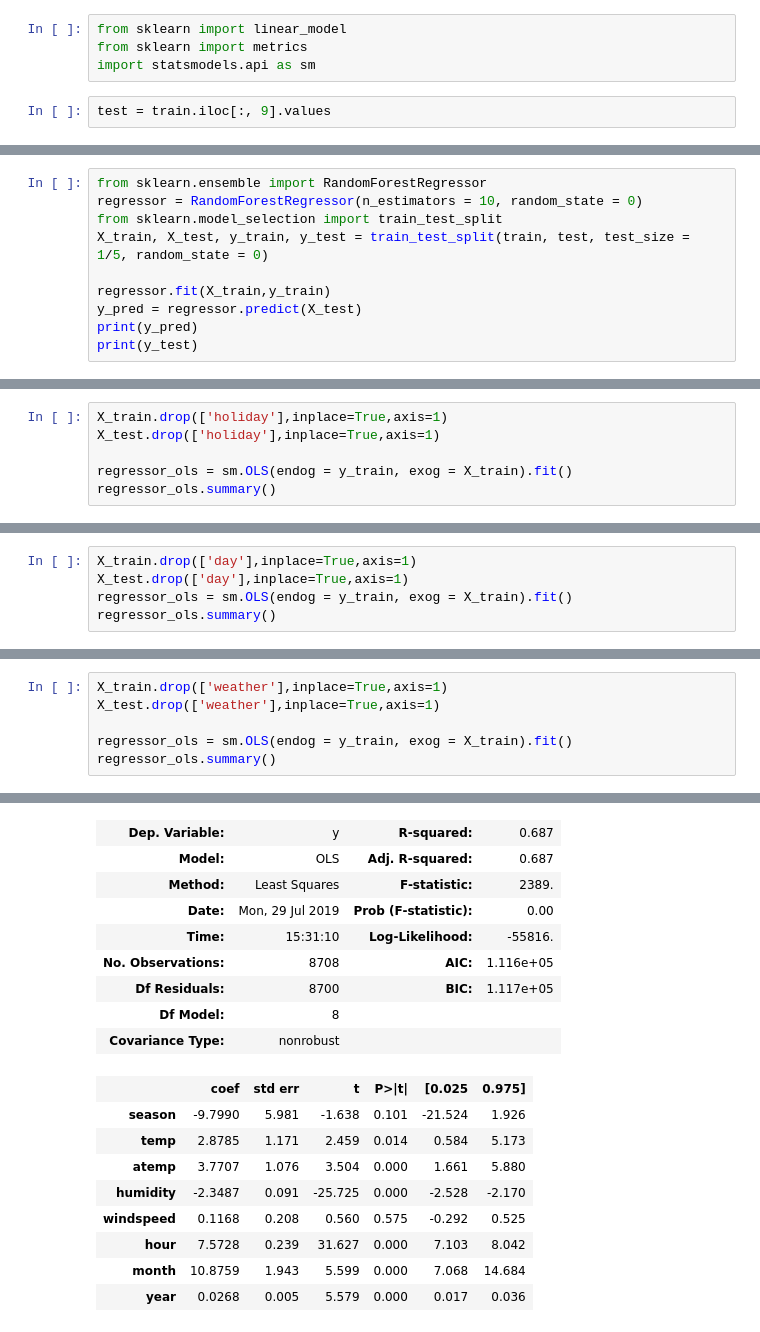
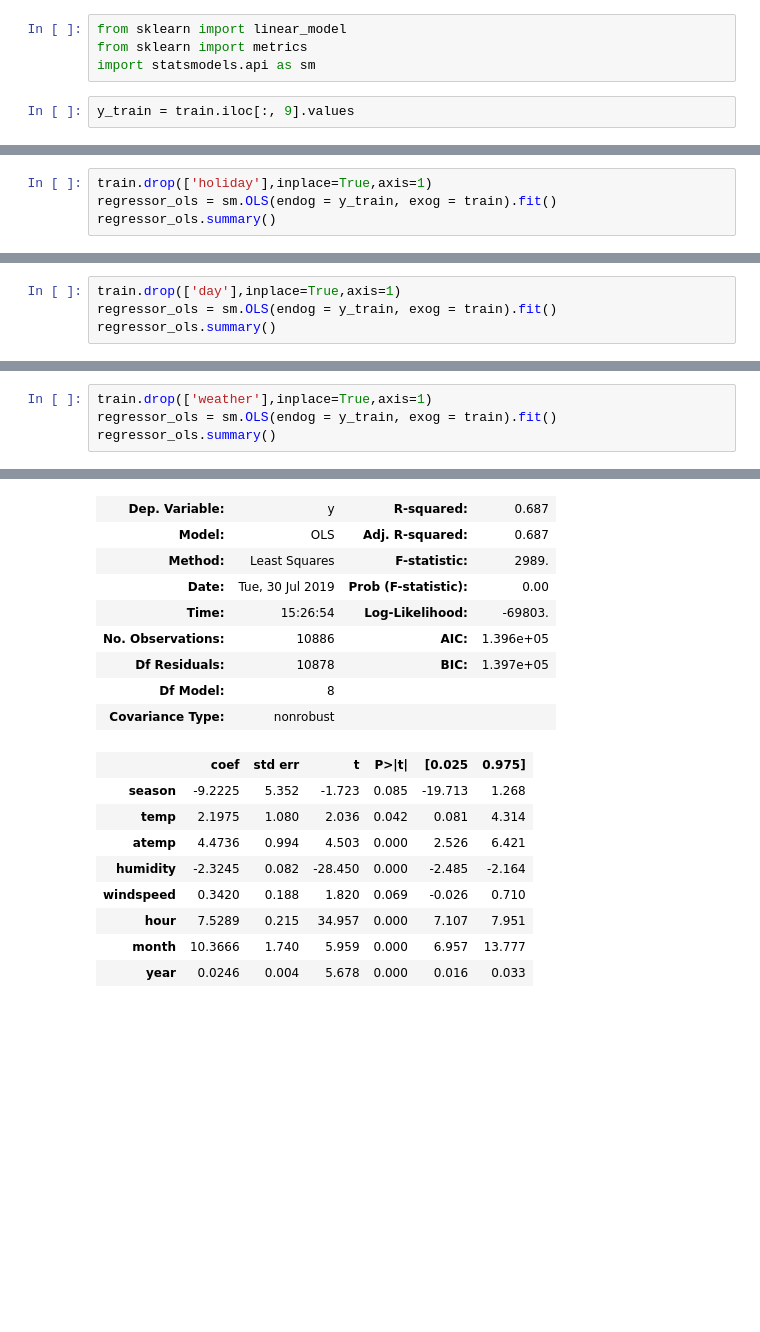
Before and after one commit to sarath029/Machine-Learning, a Jupyter notebook: Bike/bike.ipynb, the cells around one changed output, grey strips where cells are left out. Drawn from its saved outputs; the diff is of its cells as text; blank space fills up the shorter version.

```diff
--- a/Bike/bike.ipynb
+++ b/Bike/bike.ipynb
@@ -84,7 +84,7 @@ from sklearn import linear_model
 from sklearn import metrics
 import statsmodels.api as sm
 # %%
-test = train.iloc[:, 9].values
+y_train = train.iloc[:, 9].values
 # %%
 train.drop(['registered'],inplace=True,axis=1)
 train.drop(['casual'],inplace=True,axis=1)
@@ -97,13 +97,3 @@ train.head()
 | 2 | 1 | 0 | 1 | 9.02 | 13.635 | 80 | 0.0 | 2 | 5 | 1 | 2011 |
 | 3 | 1 | 0 | 1 | 9.84 | 14.395 | 75 | 0.0 | 3 | 5 | 1 | 2011 |
 | 4 | 1 | 0 | 1 | 9.84 | 14.395 | 75 | 0.0 | 4 | 5 | 1 | 2011 |
-# %%
-from sklearn.ensemble import RandomForestRegressor
-regressor = RandomForestRegressor(n_estimators = 10, random_state = 0)
-from sklearn.model_selection import train_test_split
-X_train, X_test, y_train, y_test = train_test_split(train, test, test_size = 1/5, random_state = 0)
-
-regressor.fit(X_train,y_train)
-y_pred = regressor.predict(X_test)
-print(y_pred)
-print(y_test)
@@ -146,8 +133,6 @@ Warnings:
 strong multicollinearity or other numerical problems.
 # %%
-X_train.drop(['holiday'],inplace=True,axis=1)
-X_test.drop(['holiday'],inplace=True,axis=1)
-
-regressor_ols = sm.OLS(endog = y_train, exog = X_train).fit()
+train.drop(['holiday'],inplace=True,axis=1)
+regressor_ols = sm.OLS(endog = y_train, exog = train).fit()
 regressor_ols.summary()
 # %% [output]
@@ -187,7 +168,6 @@ strong multicollinearity or other numerical problems.
 # %%
-X_train.drop(['day'],inplace=True,axis=1)
-X_test.drop(['day'],inplace=True,axis=1)
-regressor_ols = sm.OLS(endog = y_train, exog = X_train).fit()
+train.drop(['day'],inplace=True,axis=1)
+regressor_ols = sm.OLS(endog = y_train, exog = train).fit()
 regressor_ols.summary()
 # %% [output]
 OLS Regression Results
@@ -220,27 +200,25 @@ Warnings:
 strong multicollinearity or other numerical problems.
 # %%
-X_train.drop(['weather'],inplace=True,axis=1)
-X_test.drop(['weather'],inplace=True,axis=1)
-
-regressor_ols = sm.OLS(endog = y_train, exog = X_train).fit()
+train.drop(['weather'],inplace=True,axis=1)
+regressor_ols = sm.OLS(endog = y_train, exog = train).fit()
 regressor_ols.summary()
 # %% [output]
 OLS Regression Results
 | Dep. Variable: | y | R-squared: | 0.687 |
 | Model: | OLS | Adj. R-squared: | 0.687 |
-| Method: | Least Squares | F-statistic: | 2389. |
-| Date: | Mon, 29 Jul 2019 | Prob (F-statistic): | 0.00 |
-| Time: | 15:31:10 | Log-Likelihood: | -55816. |
-| No. Observations: | 8708 | AIC: | 1.116e+05 |
-| Df Residuals: | 8700 | BIC: | 1.117e+05 |
+| Method: | Least Squares | F-statistic: | 2989. |
+| Date: | Tue, 30 Jul 2019 | Prob (F-statistic): | 0.00 |
+| Time: | 15:26:54 | Log-Likelihood: | -69803. |
+| No. Observations: | 10886 | AIC: | 1.396e+05 |
+| Df Residuals: | 10878 | BIC: | 1.397e+05 |
 | Df Model: | 8 |  |  |
 | Covariance Type: | nonrobust |  |  |
 |  | coef | std err | t | P>|t| | [0.025 | 0.975] |
-| season | -9.7990 | 5.981 | -1.638 | 0.101 | -21.524 | 1.926 |
-| temp | 2.8785 | 1.171 | 2.459 | 0.014 | 0.584 | 5.173 |
-| atemp | 3.7707 | 1.076 | 3.504 | 0.000 | 1.661 | 5.880 |
-| humidity | -2.3487 | 0.091 | -25.725 | 0.000 | -2.528 | -2.170 |
-| windspeed | 0.1168 | 0.208 | 0.560 | 0.575 | -0.292 | 0.525 |
-| hour | 7.5728 | 0.239 | 31.627 | 0.000 | 7.103 | 8.042 |
-| month | 10.8759 | 1.943 | 5.599 | 0.000 | 7.068 | 14.684 |
-| year | 0.0268 | 0.005 | 5.579 | 0.000 | 0.017 | 0.036 |
+| season | -9.2225 | 5.352 | -1.723 | 0.085 | -19.713 | 1.268 |
+| temp | 2.1975 | 1.080 | 2.036 | 0.042 | 0.081 | 4.314 |
+| atemp | 4.4736 | 0.994 | 4.503 | 0.000 | 2.526 | 6.421 |
+| humidity | -2.3245 | 0.082 | -28.450 | 0.000 | -2.485 | -2.164 |
+| windspeed | 0.3420 | 0.188 | 1.820 | 0.069 | -0.026 | 0.710 |
+| hour | 7.5289 | 0.215 | 34.957 | 0.000 | 7.107 | 7.951 |
+| month | 10.3666 | 1.740 | 5.959 | 0.000 | 6.957 | 13.777 |
+| year | 0.0246 | 0.004 | 5.678 | 0.000 | 0.016 | 0.033 |
```
Also changed, not shown: parts of 11 cells of this notebook, 1 other file.
